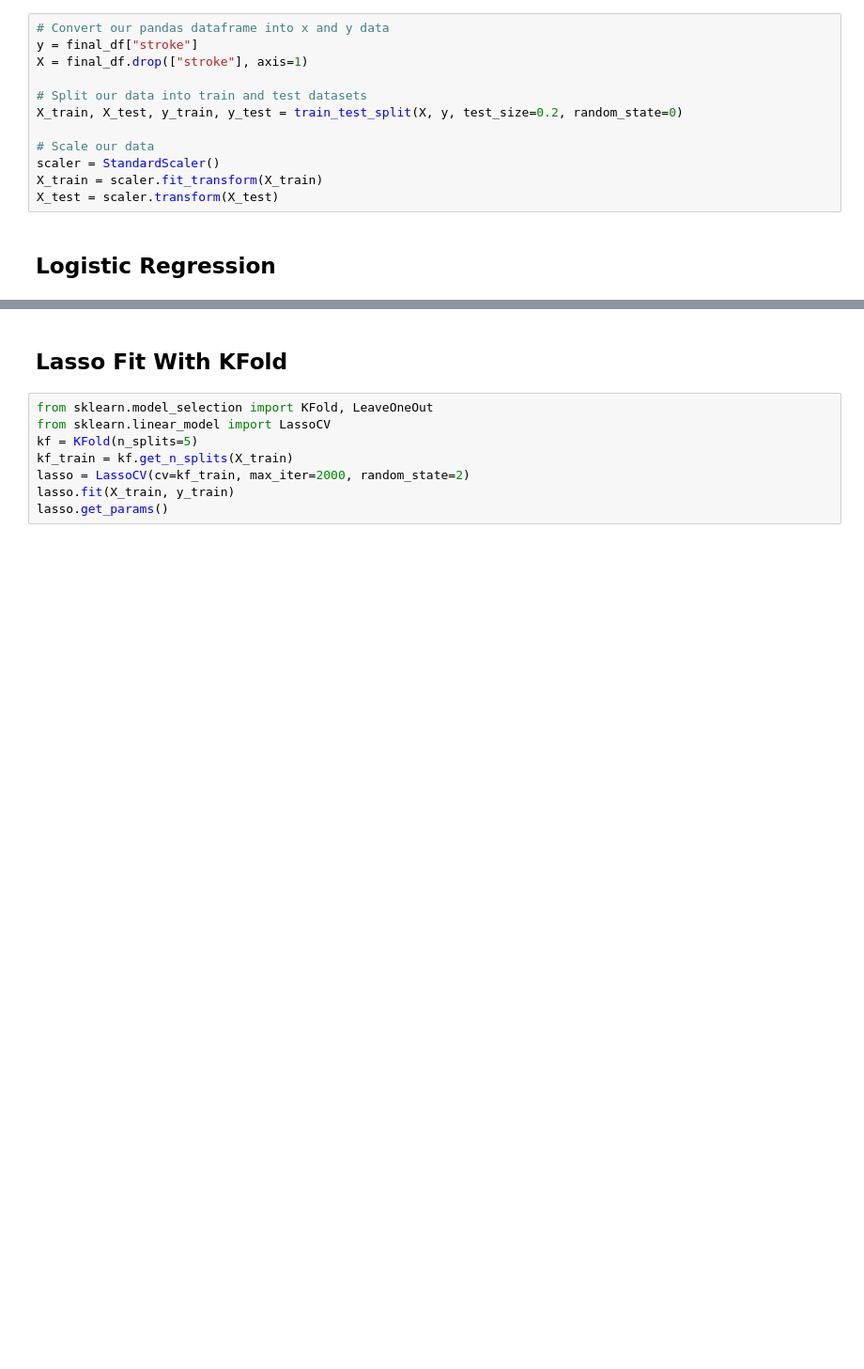
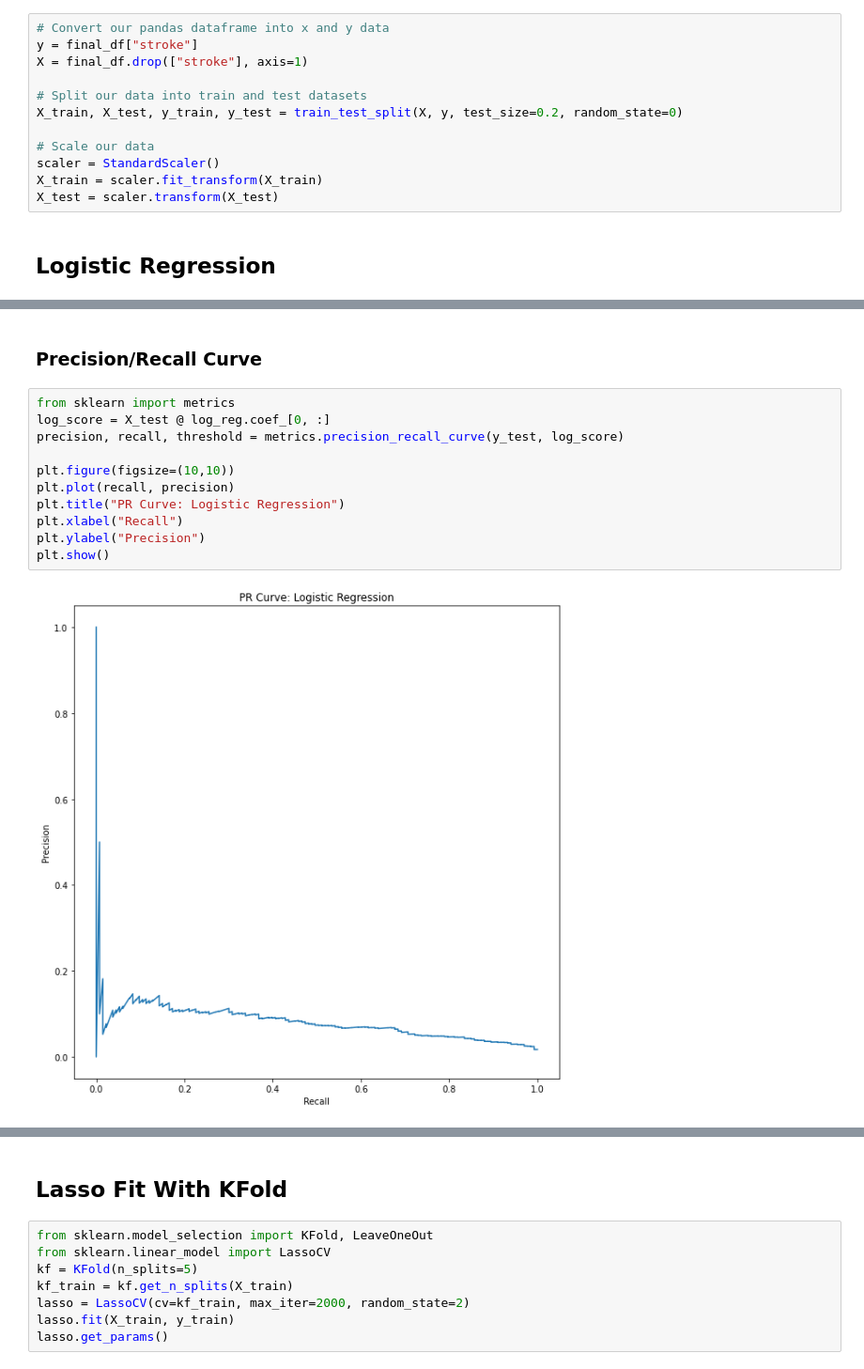
Before and after one commit to DylanShadduckUCD/STA208, a Jupyter notebook: Final Project/Final Project.ipynb, the cells around one changed output, grey strips where cells are left out. Shown: that part at 94% size. Saved outputs shown, nothing was run; the diff lists cells and outputs as text; blank space fills up the shorter version.

```diff
--- a/Final Project/Final Project.ipynb
+++ b/Final Project/Final Project.ipynb
@@ -260,0 +303,15 @@ plt.plot()
+# %% [markdown]
+### Precision/Recall Curve
+# %%
+from sklearn import metrics
+log_score = X_test @ log_reg.coef_[0, :]
+precision, recall, threshold = metrics.precision_recall_curve(y_test, log_score)
+
+plt.figure(figsize=(10,10))
+plt.plot(recall, precision)
+plt.title("PR Curve: Logistic Regression")
+plt.xlabel("Recall")
+plt.ylabel("Precision")
+plt.show()
+# %% [output]
+[figure, added]
```
Also changed, not shown: parts of 11 cells of this notebook.
